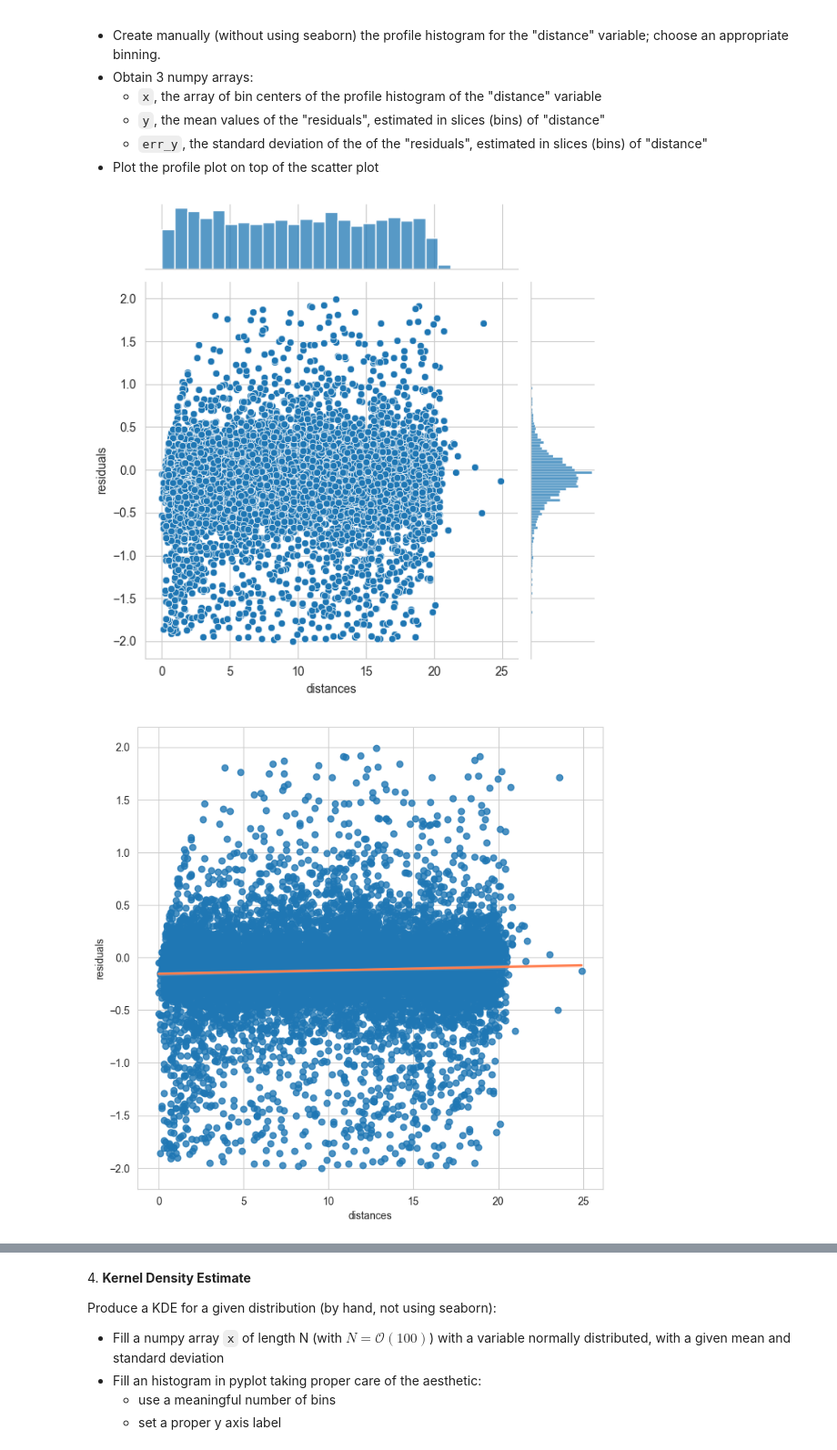
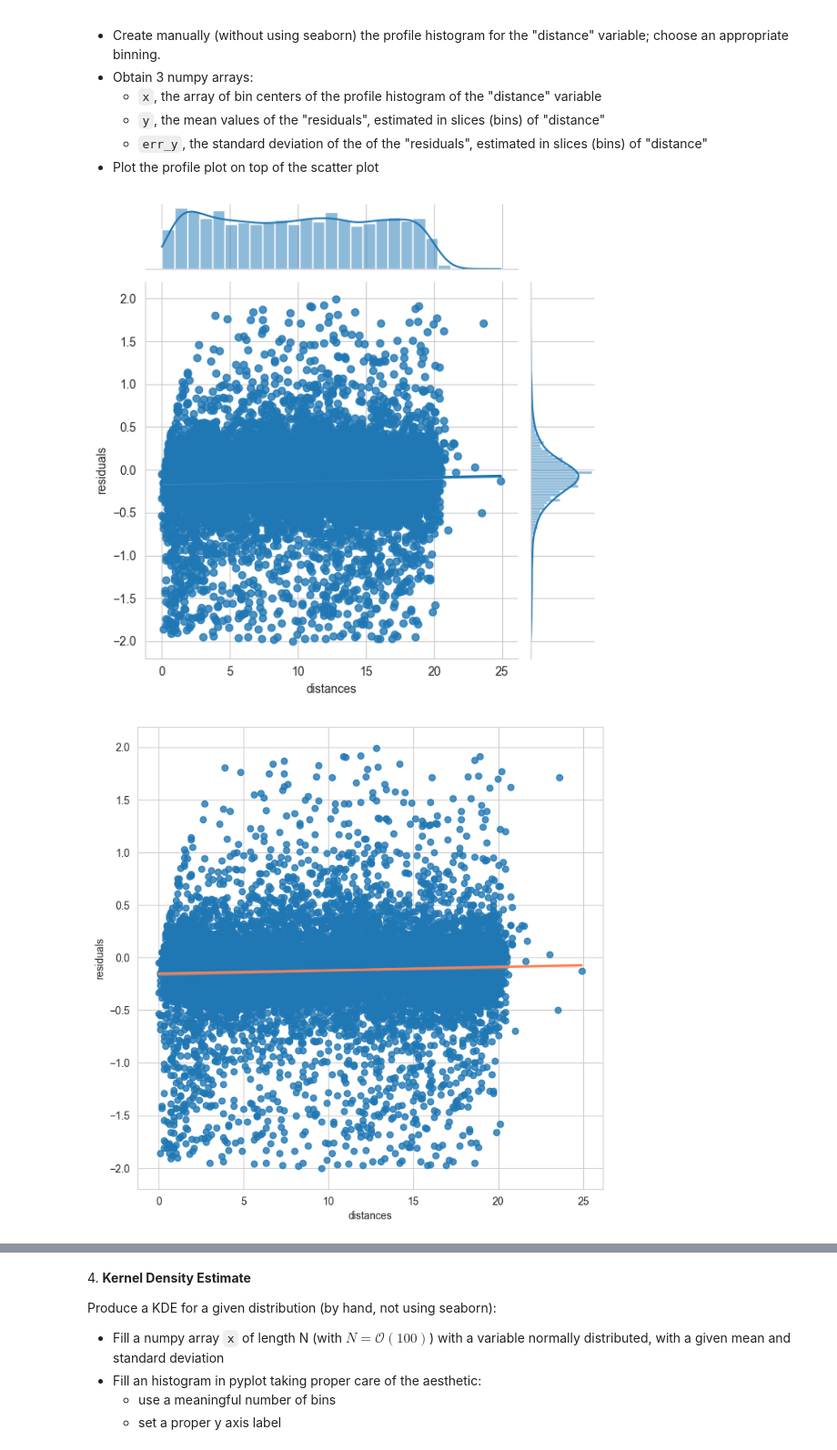
Before and after one commit to zucchett/ScientificComputingWithPython2022, a Jupyter notebook: 07ex_visualization.ipynb, the cells around one changed output, grey strips where cells are left out. Shown at 91% size. Cells and saved outputs as stored; diff of their text form; code cells hidden in the pictures.

```diff
--- a/07ex_visualization.ipynb
+++ b/07ex_visualization.ipynb
@@ -123,7 +125,7 @@ dfc = df.loc[ abs(df['residuals']) < 2]
 #plot a Seaborn jointplot of "residuals" versus "distances"
 #fig5 = plt.figure(num="Figure 5", figsize=(8, 8))
 sns.set_style('whitegrid')
-sns.jointplot(data=dfc, x='distances', y='residuals')
+sns.jointplot(data=dfc, x='distances', y='residuals', kind='reg')
 plt.show()
 
 #display a linear regression
@@ -146,34 +148,34 @@ plt.show()
 
 # x
 width = int(upper_bound/nbin)
 bins = []
 x = []
 for i in range(lower_bound, upper_bound, width):
     bins.append((i, i+width))
     x.append(statistics.mean([i, i+width]))
 
 print(x)
 
 # y
 Pandas_bins = pd.IntervalIndex.from_tuples(bins)
 dfc['Bins'] = pd.cut(dfc['distances'], Pandas_bins)
 
 y = dfc.groupby(['Bins'])['residuals'].mean()
 print(y)
 
 # err_y
 err_y = dfc.groupby(['Bins'])['residuals'].std()
 print(err_y)
 
 fig8 = plt.figure(num="Figure 8", figsize=(8, 8))
 plt.scatter( x = dfc['distances'], y=dfc['residuals'], marker='*')
 plt.errorbar( x, y, yerr = err_y, fmt = 'o', color='coral')
 plt.xlabel('Distances')
 plt.ylabel('Residuals')
 plt.title('Scatter of residuals over distances with errorbars')
 plt.show()
 # %% [output]
-[figure, old version]
+[figure, new version]
 [figure]
 [figure]
 [0.5, 1.5, 2.5, 3.5, 4.5, 5.5, 6.5, 7.5, 8.5, 9.5, 10.5, 11.5, 12.5, 13.5, 14.5, 15.5, 16.5, 17.5, 18.5, 19.5, 20.5, 21.5, 22.5, 23.5, 24.5]
```
Also changed, not shown: parts of 6 cells of this notebook, 3 other files.
